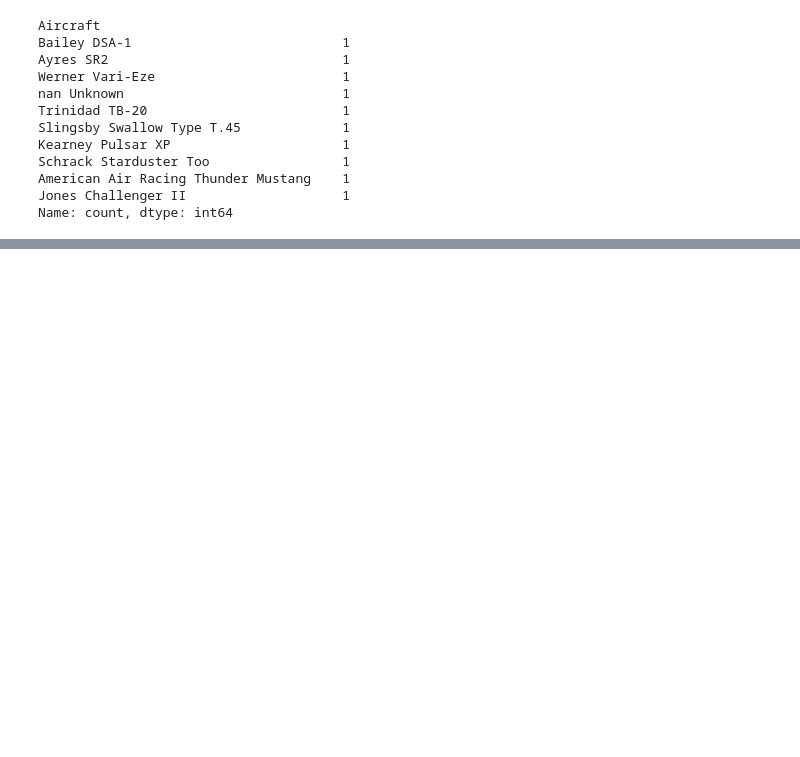
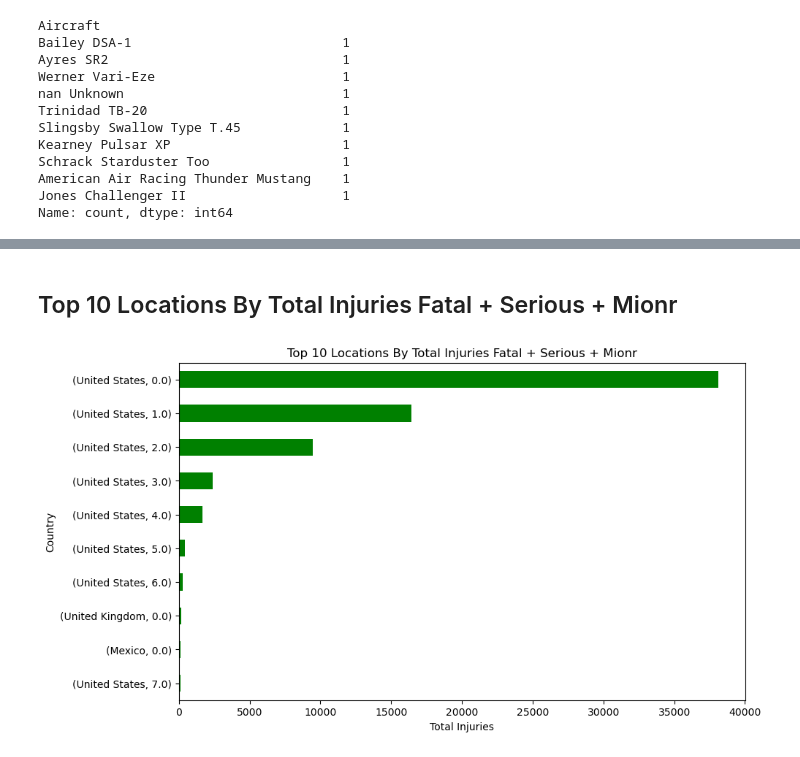
Before and after one commit to Luccy-svg/Aviation_Accidents_Project, a Jupyter notebook: student.ipynb, the cells around one changed output, grey strips where cells are left out. Saved outputs shown, nothing was run; the diff lists cells and outputs as text; code cells hidden in the pictures; blank space fills up the shorter version.

```diff
--- a/student.ipynb
+++ b/student.ipynb
@@ -265,0 +400,15 @@ Name: 0, dtype: object
+# %% [markdown]
+## Top 10 Locations By Total Injuries Fatal + Serious + Mionr
+# %%
+
+injuries_by_country= df.groupby('Country')['total_injuries'].value_counts().nlargest(10)
+
+plt.figure(figsize=(10,6))
+injuries_by_country.plot(kind='barh', color= 'green')
+plt.title("Top 10 Locations By Total Injuries Fatal + Serious + Mionr")
+plt.xlabel('Total Injuries')
+plt.ylabel('Country')
+plt.gca().invert_yaxis()
+plt.show()
+# %% [output]
+[figure, added]
```
Also changed, not shown: parts of 42 cells of this notebook.
